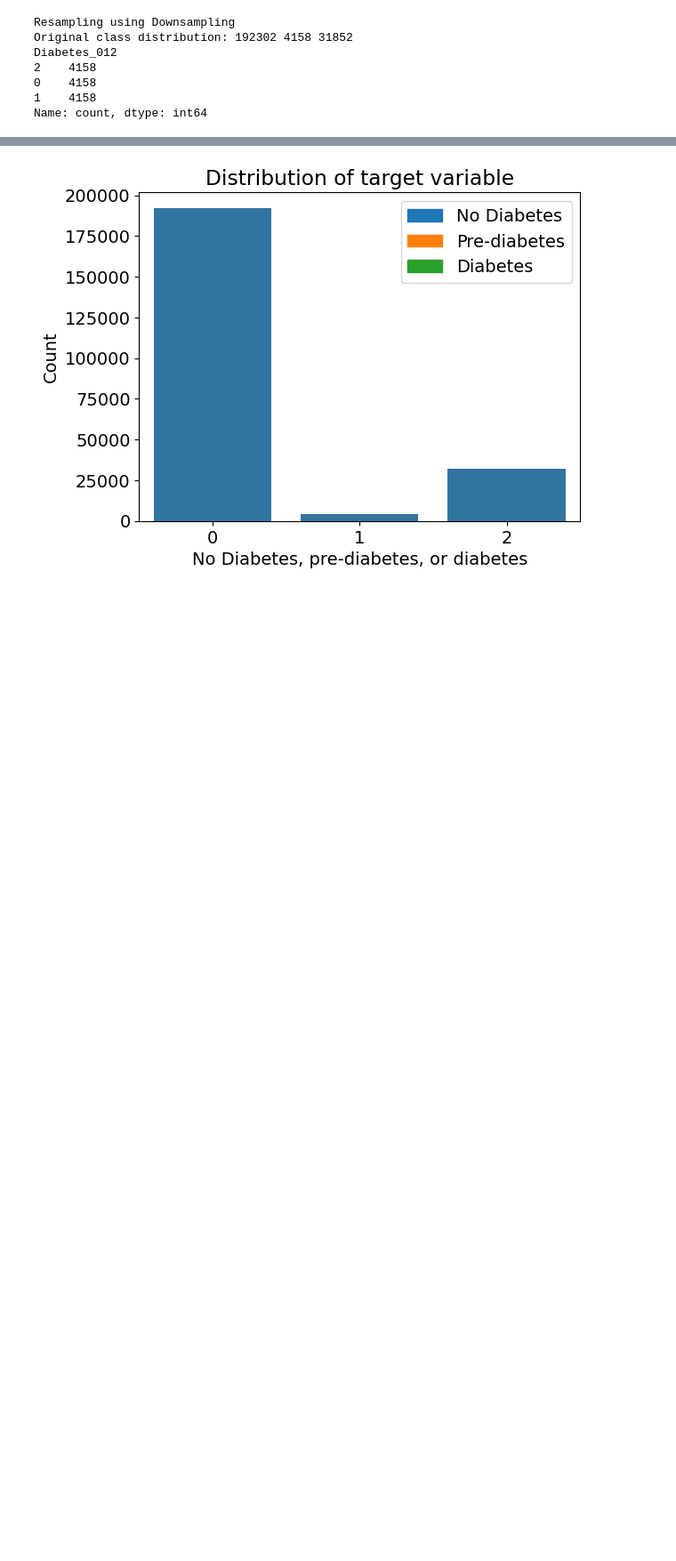
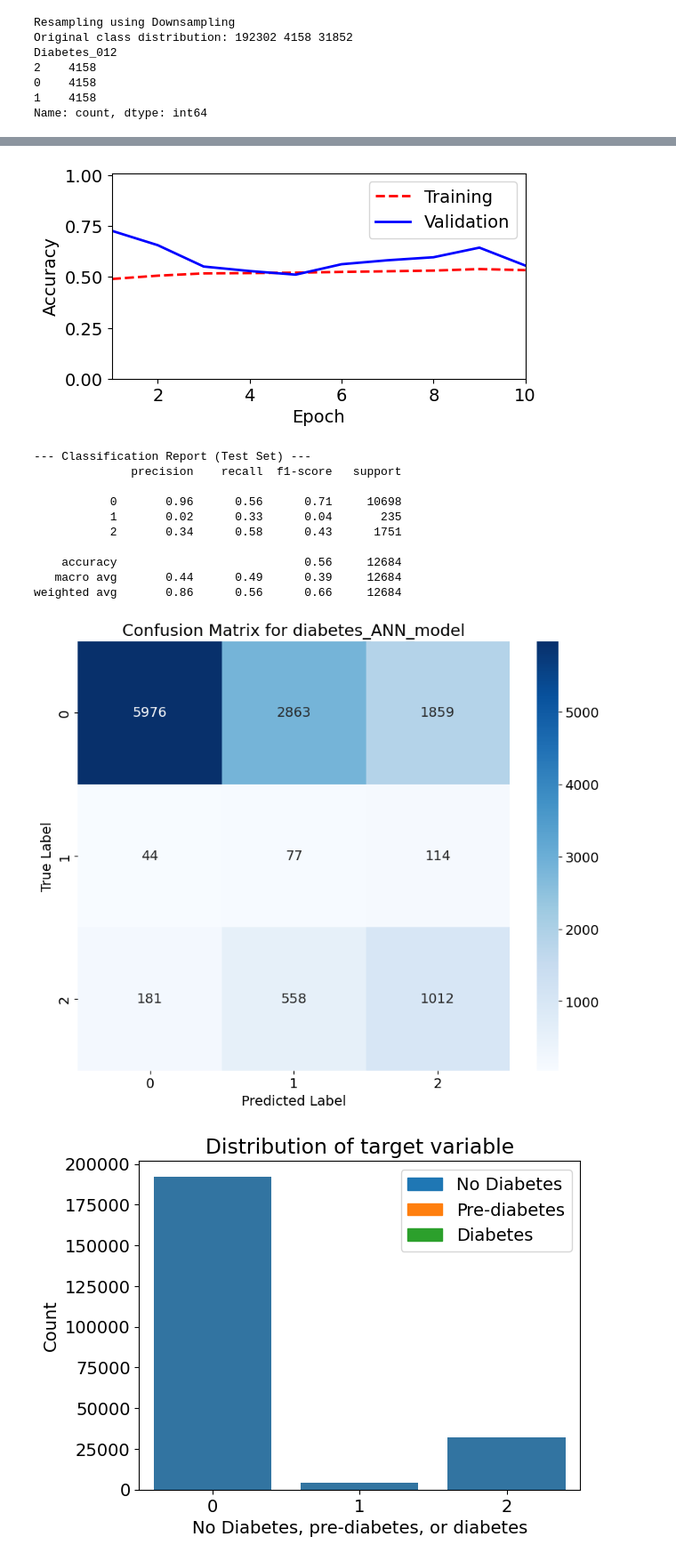
Before and after one commit to hansikaweerasena/MLE, a Jupyter notebook: Diabetis_DNN/neural_network.ipynb, the cells around one changed output, grey strips where cells are left out. Shown at 89% size. Cells and saved outputs as stored; diff of their text form; code cells hidden in the pictures; blank space fills up the shorter version.

```diff
--- a/Diabetis_DNN/neural_network.ipynb
+++ b/Diabetis_DNN/neural_network.ipynb
@@ -160,8 +160,8 @@ def evaluate_model(name, model, eval_data,
     train_x, train_y, val_x, val_y, test_x, test_y = dataset
 
 
-    train_preds = model.predict(train_x, verbose=0)
-    val_preds = model.predict(val_x, verbose=0)
+    train_preds = model.predict(train_x, verbose=False)
+    val_preds = model.predict(val_x, verbose=False)
 
 
     train_accuracy_metric = keras.metrics.CategoricalAccuracy()
@@ -177,7 +177,7 @@ def evaluate_model(name, model, eval_data,
     print('[{}] Training Accuracy: {:.3f}%, Validation Accuracy: {:.3f}%'.format(name, 100*train_acc, 100*val_acc))
 
     if evaluate_on_test_set:
-        test_loss, test_acc = model.evaluate(test_x, test_y, verbose=0)
+        test_loss, test_acc = model.evaluate(test_x, test_y, verbose=False)
         assert np.isnan(test_loss) or (test_loss == float(test_loss) and test_loss >= -1e8)
         assert np.isnan(test_acc) or (test_acc == float(test_acc) and test_acc >= 0 and test_acc < 1.0)
         print('[{}] Test loss: {:.5f}, test accuracy: {:.3f}%'.format(name, test_loss, 100*test_acc))
@@ -186,7 +186,7 @@ def evaluate_model(name, model, eval_data,
         plot_training_perf(perf_data[:,0], perf_data[:,1], perf_data[:,2], perf_data[:,3])
 
     if provide_classification_report:
-        test_preds_indices = model.predict(test_x, verbose=0).argmax(axis=1)
+        test_preds_indices = model.predict(test_x, verbose=False).argmax(axis=1)
         test_y_indices = np.argmax(test_y, axis=1)
         print("\n--- Classification Report (Test Set) ---")
         print(sklearn.metrics.classification_report(test_y_indices, test_preds_indices))
@@ -203,7 +203,7 @@ def evaluate_model(name, model, eval_data,
     return
 
 
-def train_model(model, max_epochs=10, batch_size=32, verbose=0,
+def train_model(model, max_epochs=10, batch_size=32, verbose=True,
                    dataset=(train_x, train_y, val_x, val_y, test_x, test_y), class_weights=None):
 
     ## unpack dataset
@@ -228,7 +228,7 @@ def train_model(model, max_epochs=10, batch_size=32, verbose=0,
 
     return eval_data
 # %%
-def create_compile_model(input_shape=21, hidden_widths=[100, 50], num_outputs=3, learning_rate=0.001, verbose=True):
+def create_compile_model(input_shape=21, hidden_widths=[100, 50], num_outputs=3, learning_rate=0.001, verbose=True, use_dropout=True, dropout_rate=0.2):
     name = 'diabetes_ANN_model'
 
     model = keras.models.Sequential(name=name)
@@ -239,6 +239,8 @@ def create_compile_model(input_shape=21, hidden_widths=[100, 50], num_outputs=3,
         model.add(keras.layers.Dense(hw, activation='relu', name='hidden_{}'.format(i),
                                      kernel_initializer=keras.initializers.RandomNormal(stddev=np.sqrt(1/hw)),
                                      bias_initializer=keras.initializers.Zeros()))
+    if use_dropout:
+        model.add(keras.layers.Dropout(dropout_rate))
 
     model.add(keras.layers.Dense(num_outputs, activation='softmax', name='output',
                                 kernel_initializer=keras.initializers.RandomNormal(stddev=np.sqrt(0.1)),
@@ -440,3 +442,6 @@ Diabetes_012
 0    4158
 1    4158
 Name: count, dtype: int64
+# %%
+name, model = create_compile_model(hidden_widths=[128,64,32])
+eval_data = train_model(model, dataset=(resampled_train_x, resampled_train_y, val_x, val_y, test_x, test_y), verbose=True)
@@ -442,0 +467,3 @@ Name: count, dtype: int64
+# %%
+evaluate_model(name, model, eval_data, provide_classification_report=True)
+# %% [output]
@@ -443,3 +472,15 @@ Name: count, dtype: int64
+[figure, added]
+--- Classification Report (Test Set) ---
+              precision    recall  f1-score   support
+
+           0       0.96      0.56      0.71     10698
+           1       0.02      0.33      0.04       235
+           2       0.34      0.58      0.43      1751
+
+    accuracy                           0.56     12684
+   macro avg       0.44      0.49      0.39     12684
+weighted avg       0.86      0.56      0.66     12684
+[figure, added]
 # %%
 resampled_train_x, resampled_train_y = resample_data(train_x, train_y, feature_columns, resample_type='UP', verbose=True)
 # %% [output]
```
Also changed, not shown: parts of 8 cells of this notebook.
